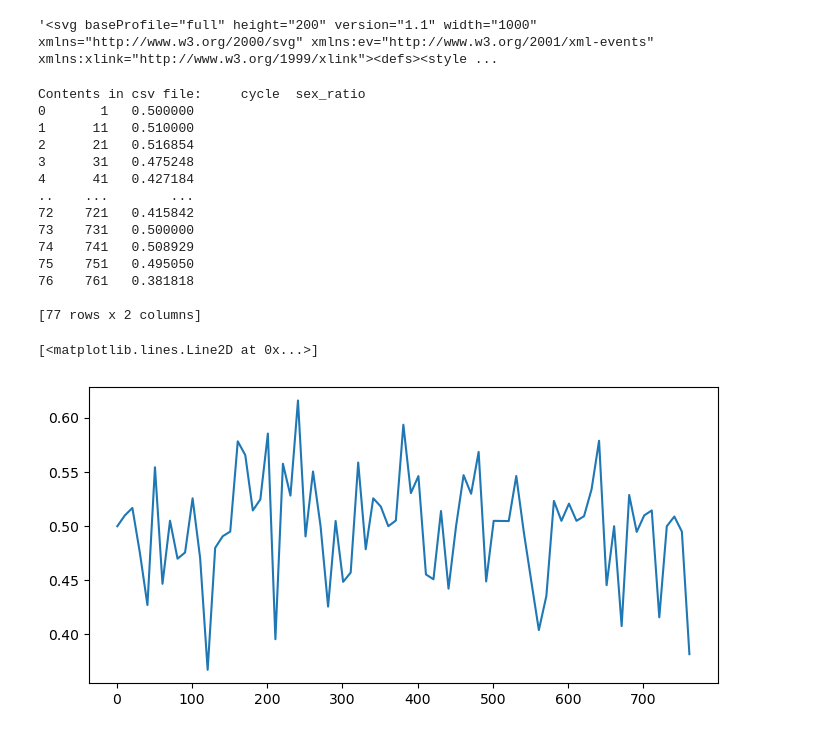
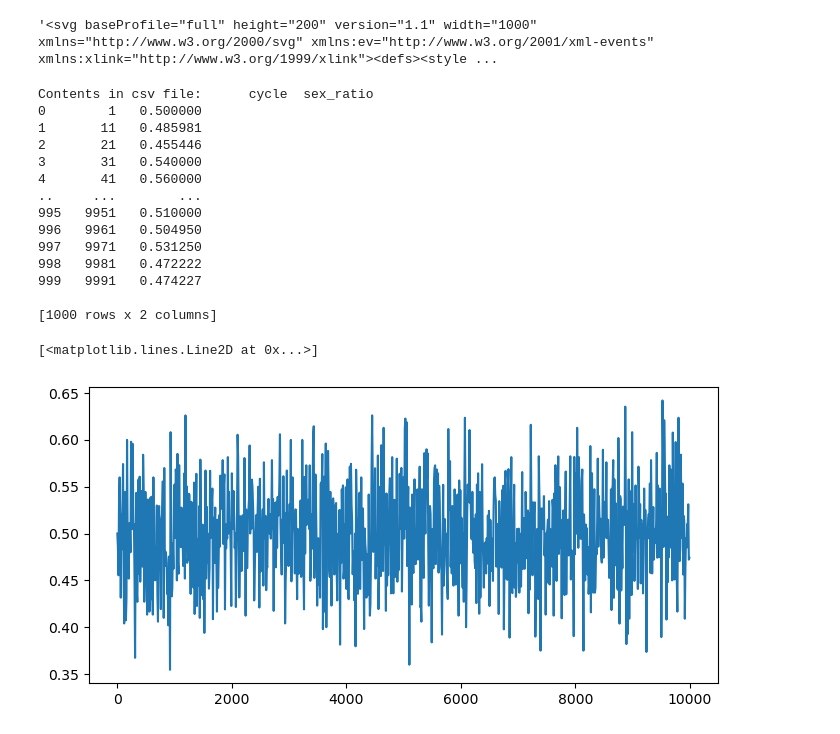
Before and after one commit to munch-group/davide-intern, a Jupyter notebook: notebooks/Tskitest.ipynb, the cells around one changed output. Saved outputs shown, nothing was run; the diff lists cells and outputs as text; code cells hidden in the pictures.

```diff
--- a/notebooks/Tskitest.ipynb
+++ b/notebooks/Tskitest.ipynb
@@ -48,25 +48,25 @@ plt.rcParams["figure.figsize"] = [7.00, 3.50]
 plt.rcParams["figure.autolayout"] = True
 # %%
 columns = ["cycle", "sex_ratio"]
-df = pd.read_csv("../../../sim_log.txt", usecols=columns)
+df = pd.read_csv("../results/sim_log.txt", usecols=columns)
 print("Contents in csv file:", df)
 plt.plot(df.cycle, df.sex_ratio)
 # %% [output]
-Contents in csv file:     cycle  sex_ratio
-0       1   0.500000
-1      11   0.510000
-2      21   0.516854
-3      31   0.475248
-4      41   0.427184
-..    ...        ...
-72    721   0.415842
-73    731   0.500000
-74    741   0.508929
-75    751   0.495050
-76    761   0.381818
+Contents in csv file:      cycle  sex_ratio
+0        1   0.500000
+1       11   0.485981
+2       21   0.455446
+3       31   0.540000
+4       41   0.560000
+..     ...        ...
+995   9951   0.510000
+996   9961   0.504950
+997   9971   0.531250
+998   9981   0.472222
+999   9991   0.474227
 
-[77 rows x 2 columns]
+[1000 rows x 2 columns]
 [<matplotlib.lines.Line2D at 0x...>]
-[figure, old version]
+[figure, new version]
 # %%
 plt.show()
```
Also changed, not shown: parts of 1 cell of this notebook.
